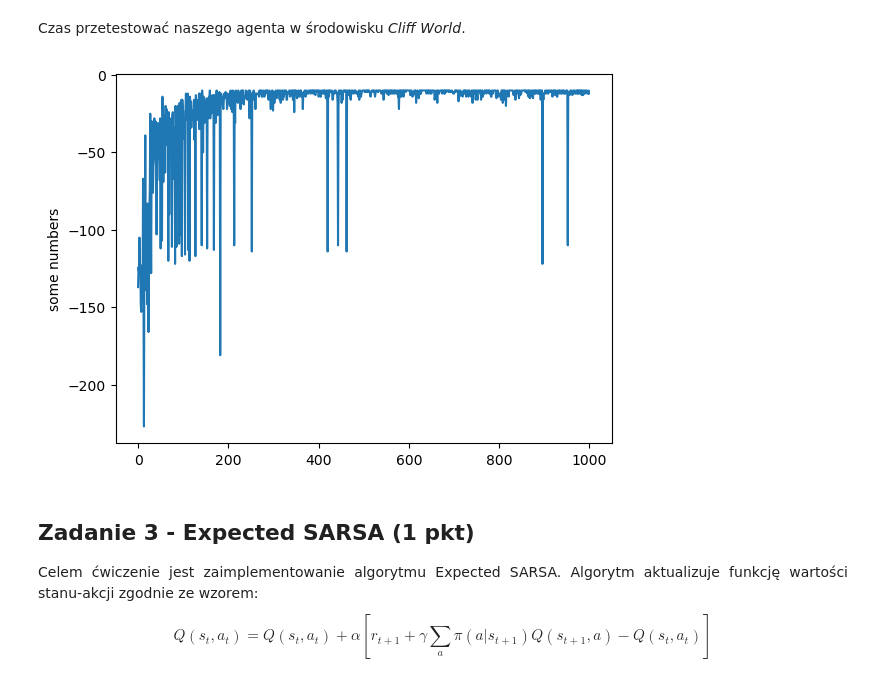
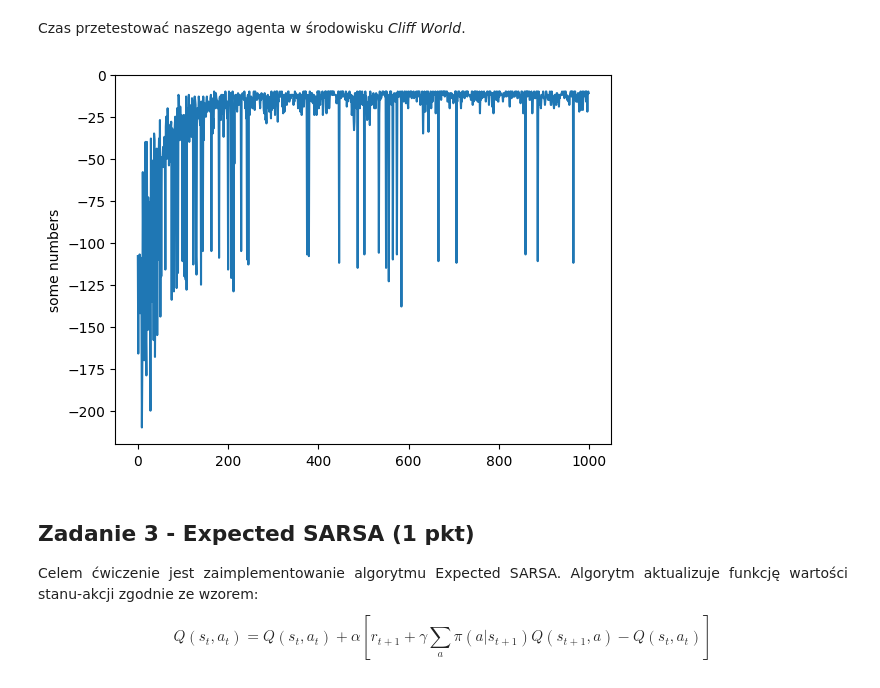
Before and after one commit to DonChaka/SIiUM2-UZW, a Jupyter notebook: Lab. 2.ipynb.ipynb, the cells around one changed output. Cells and saved outputs as stored; diff of their text form; code cells hidden in the pictures.

```diff
--- a/Lab. 2.ipynb.ipynb
+++ b/Lab. 2.ipynb.ipynb
@@ -159,6 +160,8 @@ def play_and_train(env, agent):
         action = agent.get_action(state)
 
         _state, reward, done, _ = env.step(action)
+        if done and not reward:
+            reward -= 10
         reward -= 1
 
         agent.update(state, action, reward, _state)
@@ -172,7 +175,7 @@ def play_and_train(env, agent):
 # %% [markdown]
 Czas przetestować naszego agenta w środowisku *Frozen Lake*
 # %%
-environment = frozenLake("4x4")
+environment = frozenLake("8x8")
 agent = QLearningAgent(alpha=0.5, epsilon=0.2, discount=0.99,
                        get_legal_actions=environment.get_possible_actions)
 
@@ -182,4 +185,4 @@ for i in tqdm(range(10000)):
 agent.turn_off_learning()
 
 for i in tqdm(range(10)):
-    play_and_train(environment, agent)
+    print(play_and_train(environment, agent))
@@ -261,12 +275,6 @@ class SARSAAgent:
         if len(possible_actions) == 0:
             return 0.0
 
-        possible_actions = self.get_legal_actions(state)
-
-        # If there are no legal actions, return 0.0
-        if len(possible_actions) == 0:
-            return 0.0
-
         return max([self.get_qvalue(state, action) for action in possible_actions])
 
     def update(self, state, action, reward, _state):
@@ -291,12 +299,6 @@ class SARSAAgent:
         """
         Compute the best action to take in a state (using current q-values).
         """
-        possible_actions = self.get_legal_actions(state)
-
-        # If there are no legal actions, return None
-        if len(possible_actions) == 0:
-            return None
-
         possible_actions = self.get_legal_actions(state)
 
         if len(possible_actions) == 0:
@@ -374,18 +375,18 @@ def play_and_train(env, agent):
 Czas przetestować naszego agenta w środowisku *Cliff World*.
 # %%
 environment = CliffWorld()
-agent = SARSAAgent(alpha=0.1, epsilon=0.1, discount=0.99,
+agent = SARSAAgent(alpha=0.1, epsilon=0.2, discount=0.99,
                    get_legal_actions=environment.get_possible_actions)
 
 rewards = []
 for i in tqdm(range(1000)):
     rewards.append(play_and_train(environment, agent))
 
 plt.plot(rewards)
 plt.ylabel('some numbers')
 plt.show()
 # %% [output]
-[figure, old version]
+[figure, new version]
 # %% [markdown]
 ## Zadanie 3 - Expected SARSA (1 pkt)
 
```
Also changed, not shown: parts of 8 cells of this notebook, 5 other files.
